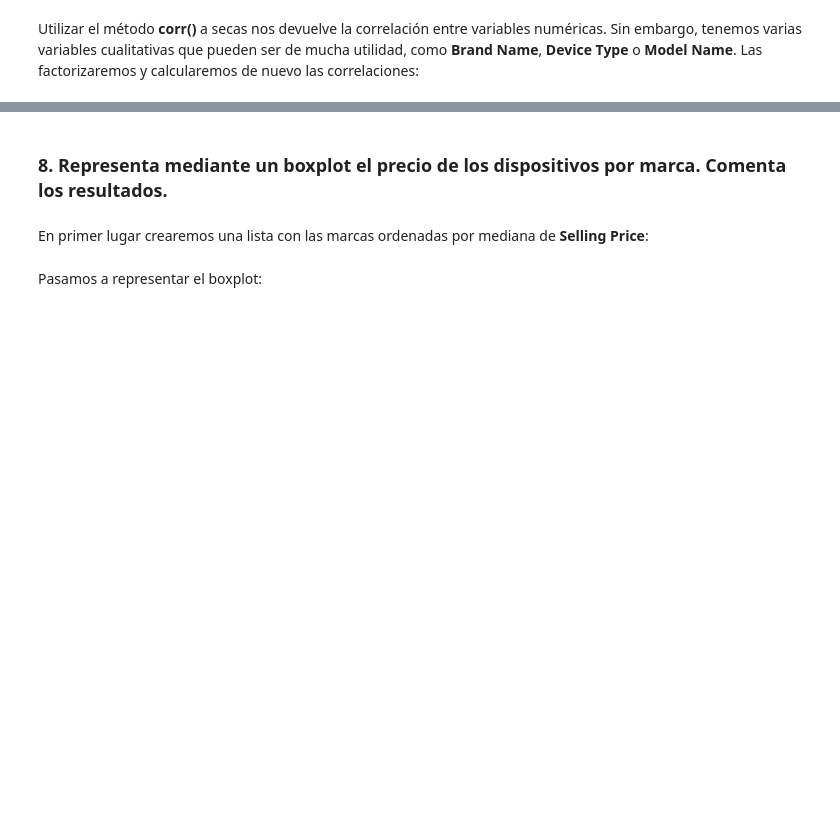
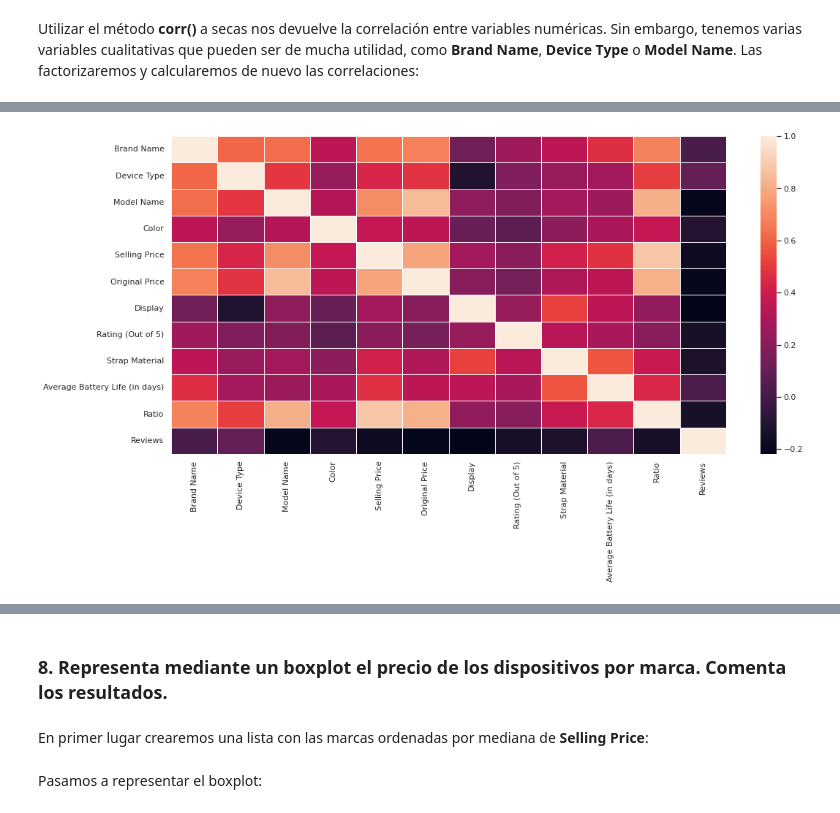
Before and after one commit to afercaceres/Fitness_Trackers, a Jupyter notebook: practica_python.ipynb, the cells around one changed output, grey strips where cells are left out. Drawn from its saved outputs; the diff is of its cells as text; code cells hidden in the pictures; blank space fills up the shorter version.

Commit message:
Añadido heatmap y pairplot Ej.7

```diff
--- a/practica_python.ipynb
+++ b/practica_python.ipynb
@@ -723,7 +723,9 @@ datos.corr()
 # %% [markdown]
 Utilizar el método **corr()** a secas nos devuelve la correlación entre variables numéricas. Sin embargo, tenemos varias variables cualitativas que pueden ser de mucha utilidad, como **Brand Name**, **Device Type** o **Model Name**. Las factorizaremos y calcularemos de nuevo las correlaciones:
 # %%
-datos_corr = datos.apply(lambda x : pd.factorize(x)[0]).corr(method='pearson', min_periods=1)
+datos_cuant = datos.apply(lambda x : pd.factorize(x)[0])
+
+datos_corr = datos_cuant.corr(method='pearson', min_periods=1)
 
 datos_corr
 # %% [output]
@@ -744,0 +745,4 @@ datos_corr
+# %%
+sns.heatmap(datos_corr, linewidths=.5);
+# %% [output]
+[figure, added]
```
Also changed, not shown: parts of 7 cells of this notebook.
